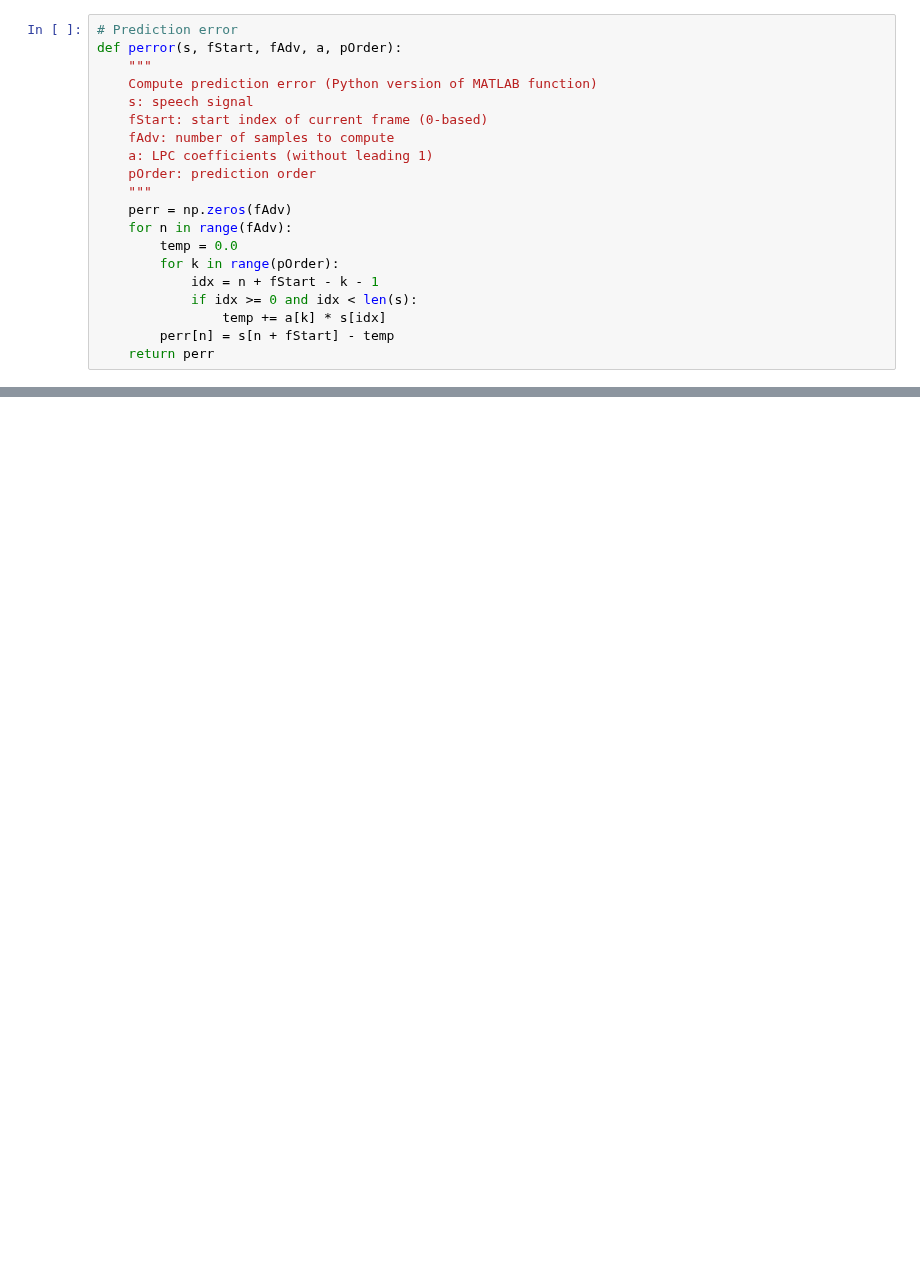
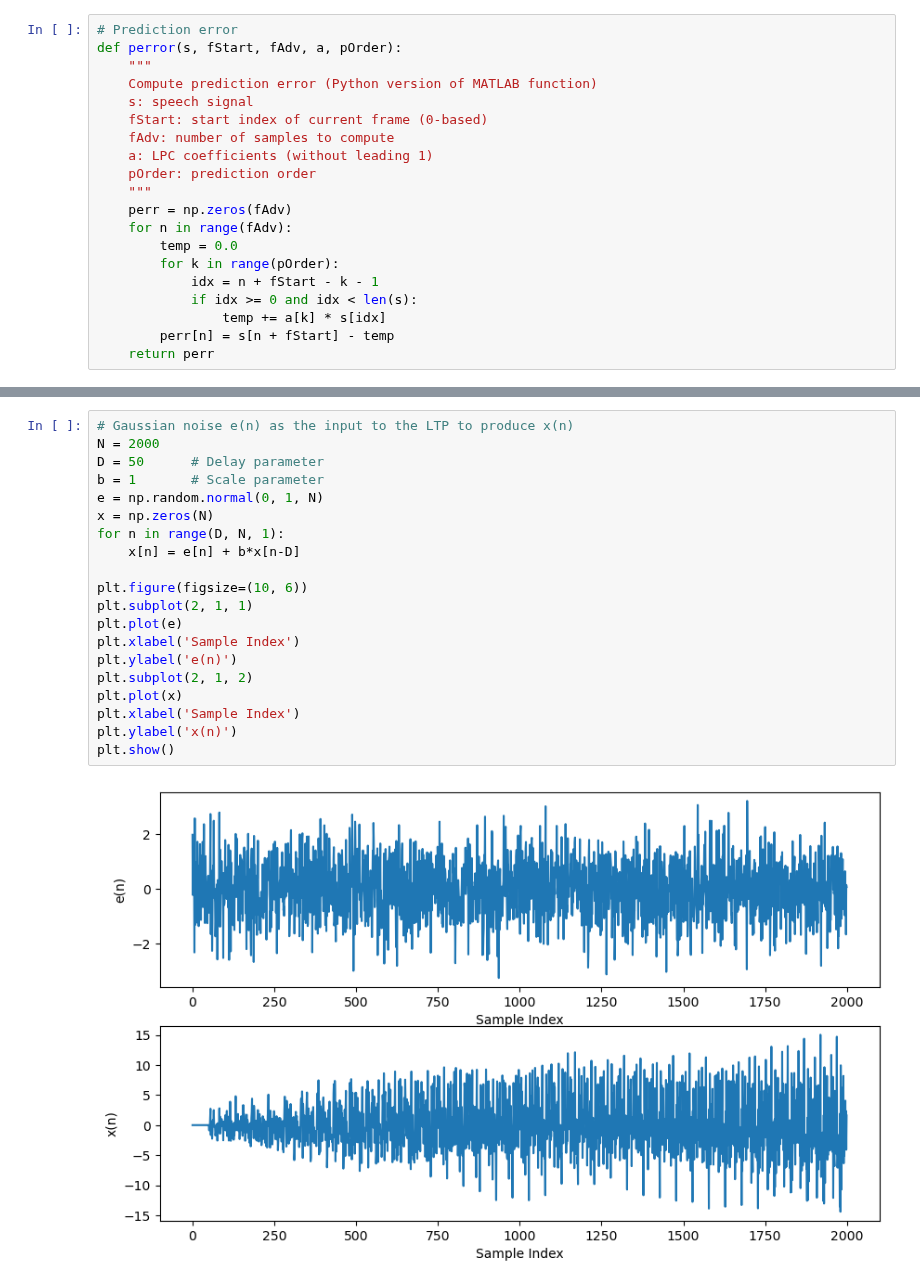
Before and after one commit to enmwmak/Teaching, a Jupyter notebook: EIE558/tut/speech_coding.ipynb, the cells around one changed output, grey strips where cells are left out. Drawn from its saved outputs; the diff is of its cells as text; blank space fills up the shorter version.

```diff
--- a/EIE558/tut/speech_coding.ipynb
+++ b/EIE558/tut/speech_coding.ipynb
@@ -184,0 +195,22 @@ sd.play(syn, samplerate=freq, blocking=True)
+# %%
+# Gaussian noise e(n) as the input to the LTP to produce x(n)
+N = 2000
+D = 50      # Delay parameter
+b = 1       # Scale parameter
+e = np.random.normal(0, 1, N)
+x = np.zeros(N)
+for n in range(D, N, 1):
+    x[n] = e[n] + b*x[n-D]
+
+plt.figure(figsize=(10, 6))
+plt.subplot(2, 1, 1)
+plt.plot(e)
+plt.xlabel('Sample Index')
+plt.ylabel('e(n)')
+plt.subplot(2, 1, 2)
+plt.plot(x)
+plt.xlabel('Sample Index')
+plt.ylabel('x(n)')
+plt.show()
+# %% [output]
+[figure, added]
```
Also changed, not shown: parts of 9 cells of this notebook, 1 other file.
